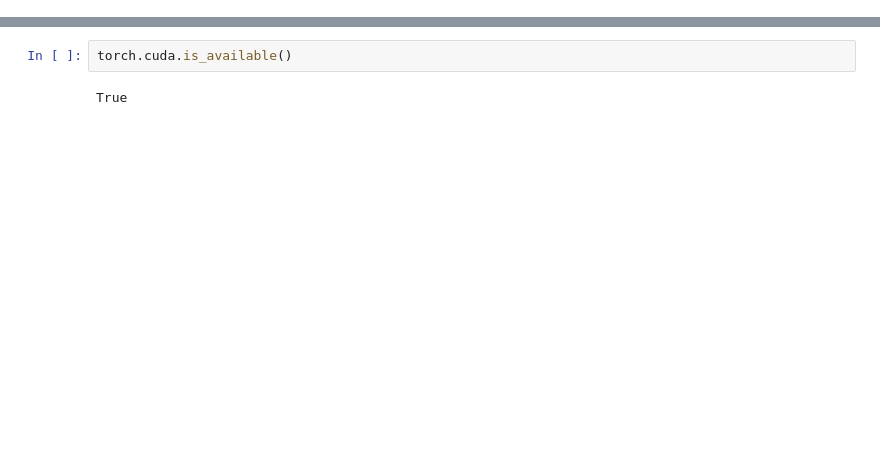
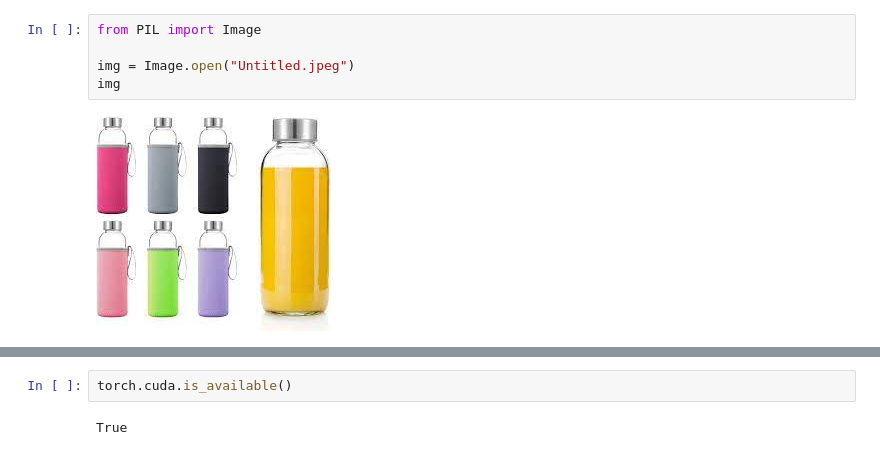
Before and after one commit to xecarlox94/bottle_recognition, a Jupyter notebook: Bottle_Detection.ipynb, the cells around one changed output, grey strips where cells are left out. Cells and saved outputs as stored; diff of their text form; blank space fills up the shorter version.

```diff
--- a/Bottle_Detection.ipynb
+++ b/Bottle_Detection.ipynb
@@ -0,0 +43,7 @@
+# %%
+from PIL import Image
+
+img = Image.open("Untitled.jpeg")
+img
+# %% [output]
+[figure, added]
```
Also changed, not shown: parts of 42 cells of this notebook, 2 other files.
